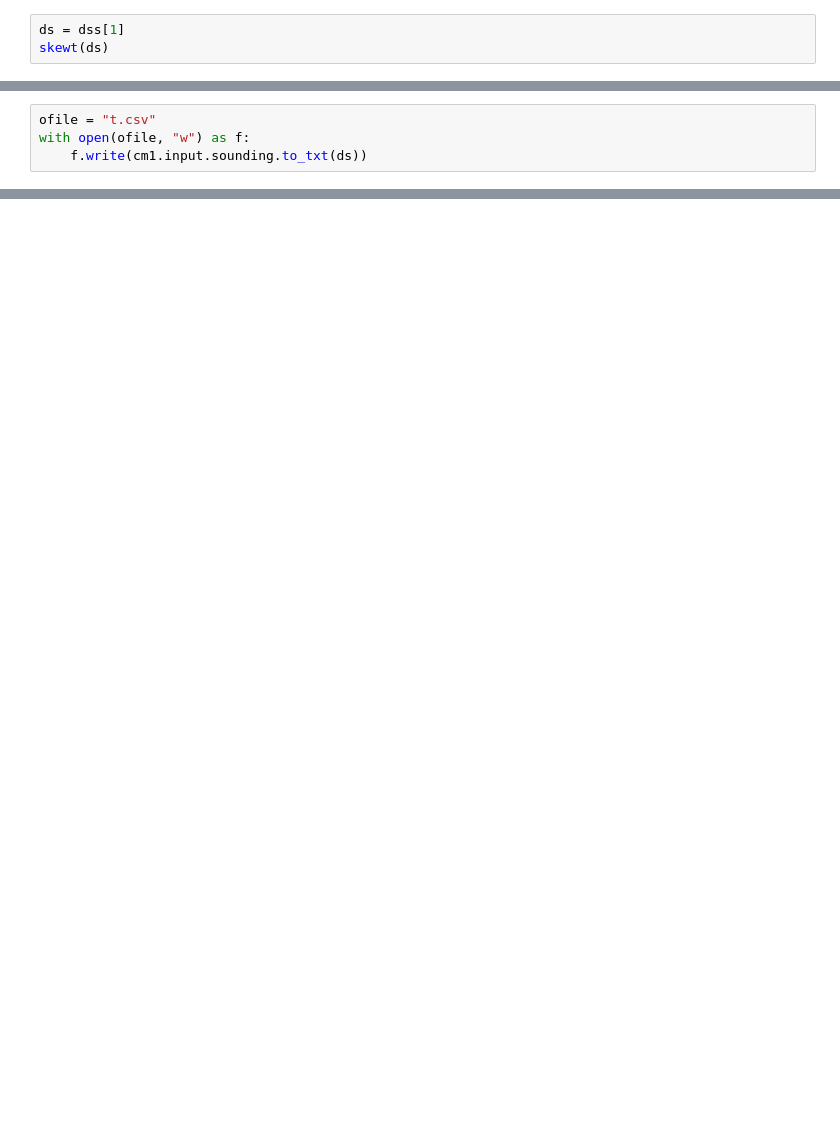
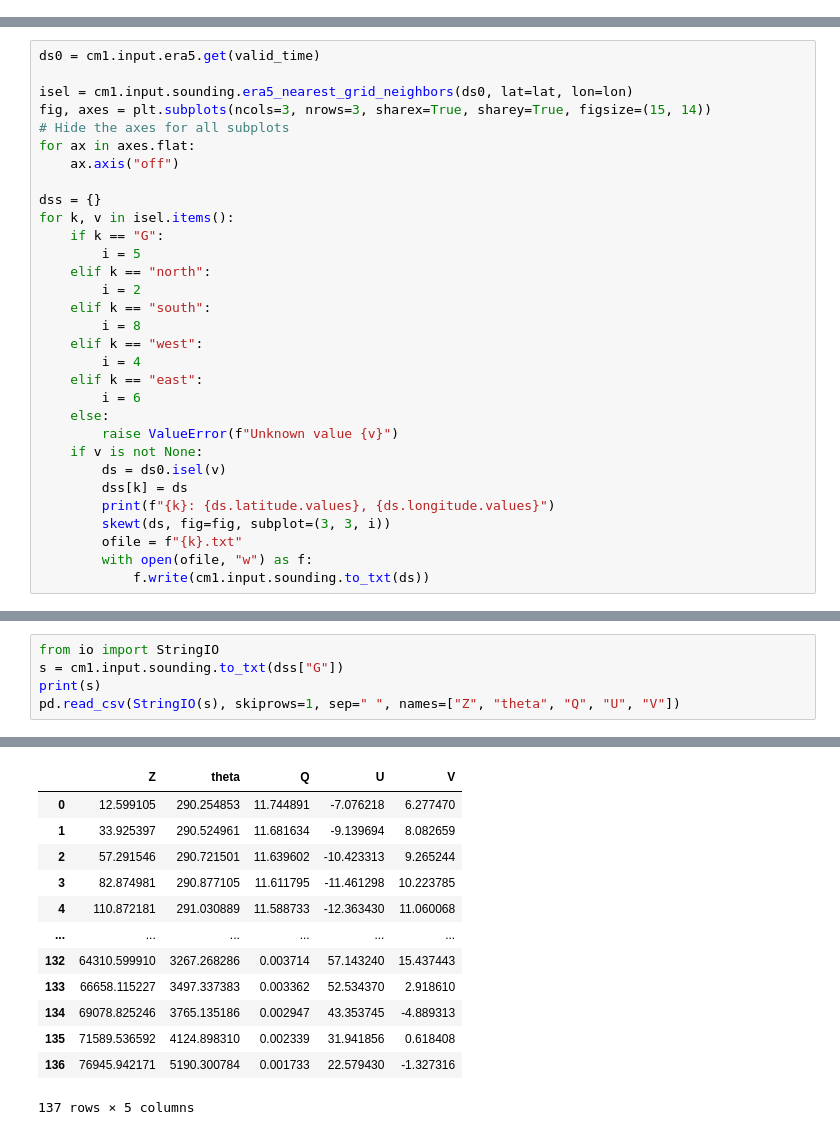
Before and after one commit to ahijevyc/cm1, a Jupyter notebook: soundings/input_sounding_era5.ipynb, the cells around one changed output, grey strips where cells are left out. Saved outputs shown, nothing was run; the diff lists cells and outputs as text; blank space fills up the shorter version.

```diff
--- a/soundings/input_sounding_era5.ipynb
+++ b/soundings/input_sounding_era5.ipynb
@@ -124,3 +51,0 @@ Attributes: (0)
-# %%
-ds = dss[1]
-skewt(ds)
@@ -204,4 +87,0 @@ WARNING:root:Create hodograph
-# %%
-ofile = "t.csv"
-with open(ofile, "w") as f:
-    f.write(cm1.input.sounding.to_txt(ds))
@@ -257,0 +88,31 @@ plt.show()
+# %%
+ds0 = cm1.input.era5.get(valid_time)
+
+isel = cm1.input.sounding.era5_nearest_grid_neighbors(ds0, lat=lat, lon=lon)
+fig, axes = plt.subplots(ncols=3, nrows=3, sharex=True, sharey=True, figsize=(15, 14))
+# Hide the axes for all subplots
+for ax in axes.flat:
+    ax.axis("off")
+
+dss = {}
+for k, v in isel.items():
+    if k == "G":
+        i = 5
+    elif k == "north":
+        i = 2
+    elif k == "south":
+        i = 8
+    elif k == "west":
+        i = 4
+    elif k == "east":
+        i = 6
+    else:
+        raise ValueError(f"Unknown value {v}")
+    if v is not None:
+        ds = ds0.isel(v)
+        dss[k] = ds
+        print(f"{k}: {ds.latitude.values}, {ds.longitude.values}")
+        skewt(ds, fig=fig, subplot=(3, 3, i))
+        ofile = f"{k}.txt"
+        with open(ofile, "w") as f:
+            f.write(cm1.input.sounding.to_txt(ds))
@@ -257,0 +143,6 @@ plt.show()
+# %%
+from io import StringIO
+s = cm1.input.sounding.to_txt(dss["G"])
+print(s)
+pd.read_csv(StringIO(s), skiprows=1, sep=" ", names=["Z", "theta", "Q", "U", "V"])
+# %% [output]
@@ -257,0 +166,13 @@ plt.show()
+|  | Z | theta | Q | U | V |
+| 0 | 12.599105 | 290.254853 | 11.744891 | -7.076218 | 6.277470 |
+| 1 | 33.925397 | 290.524961 | 11.681634 | -9.139694 | 8.082659 |
+| 2 | 57.291546 | 290.721501 | 11.639602 | -10.423313 | 9.265244 |
+| 3 | 82.874981 | 290.877105 | 11.611795 | -11.461298 | 10.223785 |
+| 4 | 110.872181 | 291.030889 | 11.588733 | -12.363430 | 11.060068 |
+| ... | ... | ... | ... | ... | ... |
+| 132 | 64310.599910 | 3267.268286 | 0.003714 | 57.143240 | 15.437443 |
+| 133 | 66658.115227 | 3497.337383 | 0.003362 | 52.534370 | 2.918610 |
+| 134 | 69078.825246 | 3765.135186 | 0.002947 | 43.353745 | -4.889313 |
+| 135 | 71589.536592 | 4124.898310 | 0.002339 | 31.941856 | 0.618408 |
+| 136 | 76945.942171 | 5190.300784 | 0.001733 | 22.579430 | -1.327316 |
+137 rows × 5 columns
```
Also changed, not shown: parts of 16 cells of this notebook.
